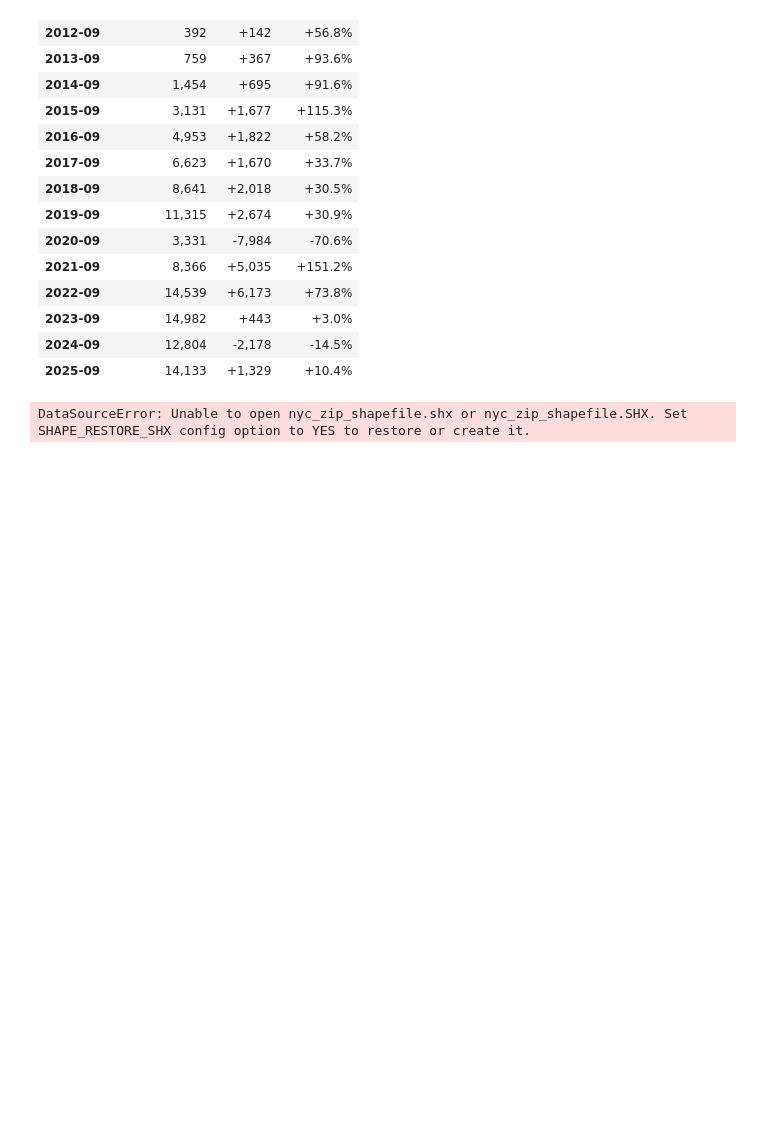
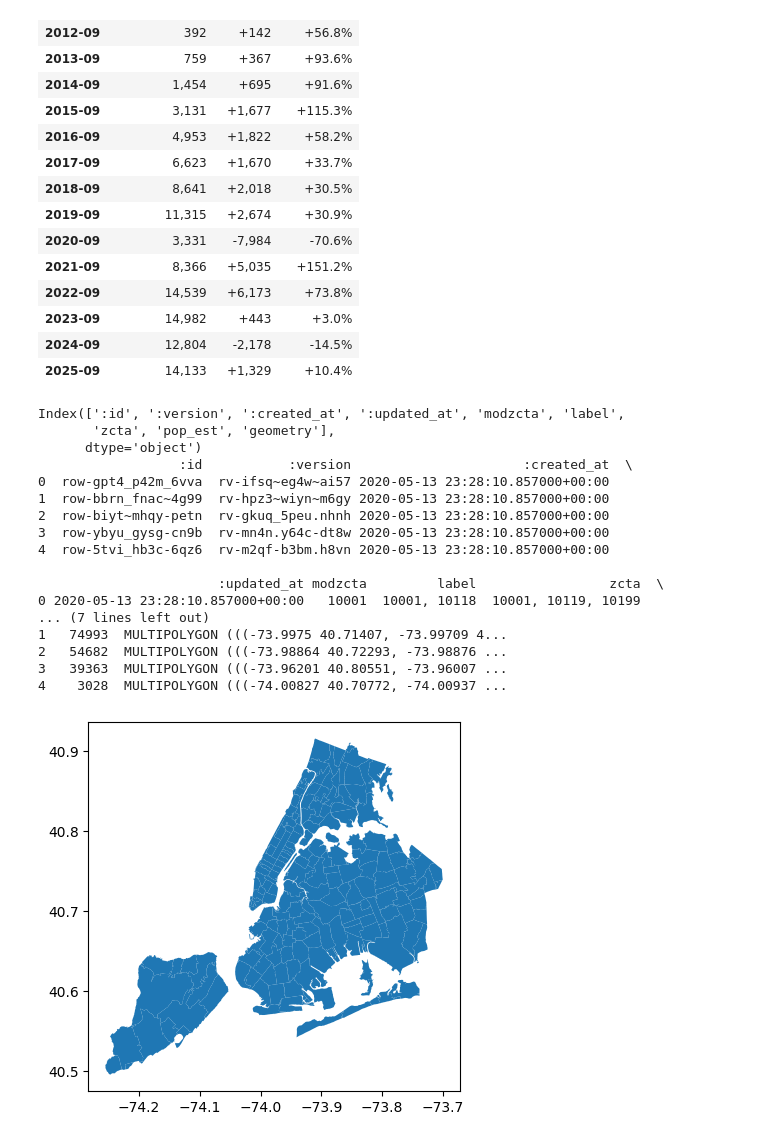
Before and after one commit to JScheble/NYC_AirBnb_Affects, a Jupyter notebook: airbnb_db_init.ipynb, the cells around one changed output. Cells and saved outputs as stored; diff of their text form; code cells hidden in the pictures; blank space fills up the shorter version.

```diff
--- a/airbnb_db_init.ipynb
+++ b/airbnb_db_init.ipynb
@@ -177,8 +179,27 @@ Year-Over-Year Review Changes (September Only)
 | 2024-09 | 12,804 | -2,178 | -14.5% |
 | 2025-09 | 14,133 | +1,329 | +10.4% |
 # %%
-nyc_map = gpd.read_file("nyc_zip_shapefile.shp")
+nyc_map = gpd.read_file("nyc_zip_geo.geojson")
 
 nyc_map.plot()
+print(nyc_map.columns)
+print(nyc_map.head())
 # %% [output]
-DataSourceError: Unable to open nyc_zip_shapefile.shx or nyc_zip_shapefile.SHX. Set SHAPE_RESTORE_SHX config option to YES to restore or create it.
+Index([':id', ':version', ':created_at', ':updated_at', 'modzcta', 'label',
+       'zcta', 'pop_est', 'geometry'],
+      dtype='object')
+                  :id           :version                      :created_at  \
+0  row-gpt4_p42m_6vva  rv-ifsq~eg4w~ai57 2020-05-13 23:28:10.857000+00:00
+1  row-bbrn_fnac~4g99  rv-hpz3~wiyn~m6gy 2020-05-13 23:28:10.857000+00:00
+2  row-biyt~mhqy-petn  rv-gkuq_5peu.nhnh 2020-05-13 23:28:10.857000+00:00
+3  row-ybyu_gysg-cn9b  rv-mn4n.y64c-dt8w 2020-05-13 23:28:10.857000+00:00
+4  row-5tvi_hb3c-6qz6  rv-m2qf-b3bm.h8vn 2020-05-13 23:28:10.857000+00:00
+
+                       :updated_at modzcta         label                 zcta  \
+0 2020-05-13 23:28:10.857000+00:00   10001  10001, 10118  10001, 10119, 10199
+... (7 lines left out)
+1   74993  MULTIPOLYGON (((-73.9975 40.71407, -73.99709 4...
+2   54682  MULTIPOLYGON (((-73.98864 40.72293, -73.98876 ...
+3   39363  MULTIPOLYGON (((-73.96201 40.80551, -73.96007 ...
+4    3028  MULTIPOLYGON (((-74.00827 40.70772, -74.00937 ...
+[figure, added]
```
Also changed, not shown: parts of 12 cells of this notebook.
